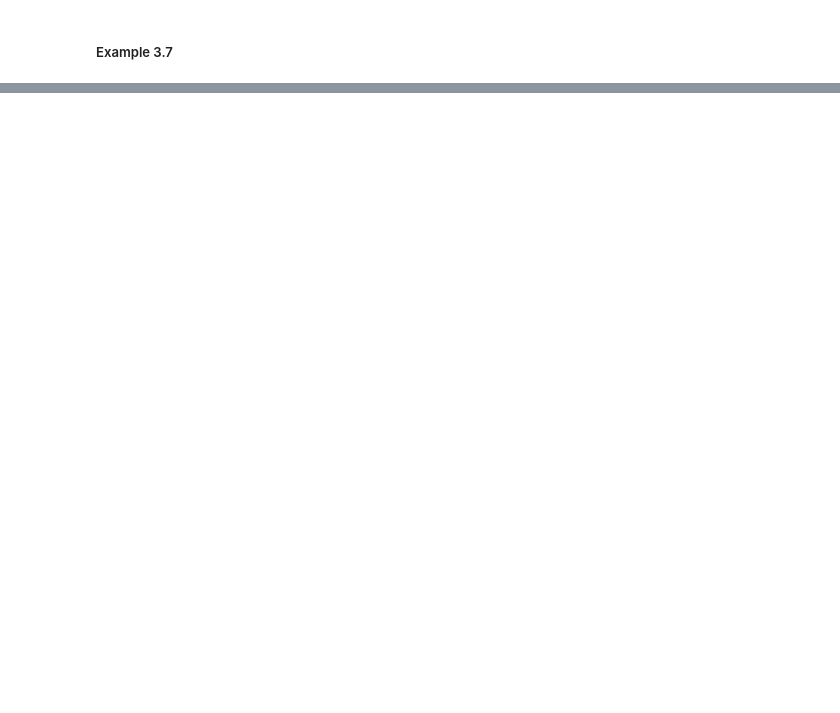
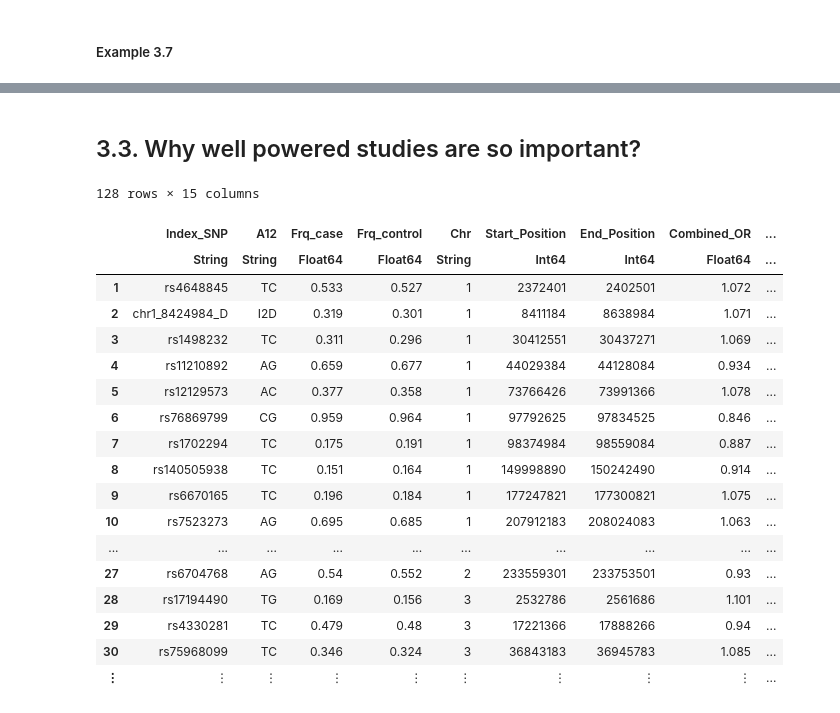
Before and after one commit to v-i-s-h/gwas-course-julia, a Jupyter notebook: julia/03.ipynb, the cells around one changed output, grey strips where cells are left out. Drawn from its saved outputs; the diff is of its cells as text; code cells hidden in the pictures; blank space fills up the shorter version.

```diff
--- a/julia/03.ipynb
+++ b/julia/03.ipynb
@@ -108,0 +140,29 @@ ccdf(NoncentralChisq(1, 2*f*(1-f)*n*ϕ*(1-ϕ)*b^2), quantile(Chisq(1), 1-5e-8))
+# %% [markdown]
+## 3.3. Why well powered studies are so important?
+# %%
+ENV["COLUMNS"]=200 # To display all columns in data
+data_url = "http://www.mv.helsinki.fi/home/mjxpirin/GWAS_course/material/sz_res.txt"
+sz_res = CSV.File(HTTP.get(data_url).body) |> DataFrame
+# Because the file has a trailing whitespace for each line, the dataframe
+# has one extra column with all missing values.
+select!(sz_res, Not(size(sz_res, 2)))
+# %% [output]
+128 rows × 15 columns
+|  | Index_SNP | A12 | Frq_case | Frq_control | Chr | Start_Position | End_Position | Combined_OR | ... |
+|  | String | String | Float64 | Float64 | String | Int64 | Int64 | Float64 | ... |
+| 1 | rs4648845 | TC | 0.533 | 0.527 | 1 | 2372401 | 2402501 | 1.072 | ... |
+| 2 | chr1_8424984_D | I2D | 0.319 | 0.301 | 1 | 8411184 | 8638984 | 1.071 | ... |
+| 3 | rs1498232 | TC | 0.311 | 0.296 | 1 | 30412551 | 30437271 | 1.069 | ... |
+| 4 | rs11210892 | AG | 0.659 | 0.677 | 1 | 44029384 | 44128084 | 0.934 | ... |
+| 5 | rs12129573 | AC | 0.377 | 0.358 | 1 | 73766426 | 73991366 | 1.078 | ... |
+| 6 | rs76869799 | CG | 0.959 | 0.964 | 1 | 97792625 | 97834525 | 0.846 | ... |
+| 7 | rs1702294 | TC | 0.175 | 0.191 | 1 | 98374984 | 98559084 | 0.887 | ... |
+| 8 | rs140505938 | TC | 0.151 | 0.164 | 1 | 149998890 | 150242490 | 0.914 | ... |
+| 9 | rs6670165 | TC | 0.196 | 0.184 | 1 | 177247821 | 177300821 | 1.075 | ... |
+| 10 | rs7523273 | AG | 0.695 | 0.685 | 1 | 207912183 | 208024083 | 1.063 | ... |
+| ... | ... | ... | ... | ... | ... | ... | ... | ... | ... |
+| 27 | rs6704768 | AG | 0.54 | 0.552 | 2 | 233559301 | 233753501 | 0.93 | ... |
+| 28 | rs17194490 | TG | 0.169 | 0.156 | 3 | 2532786 | 2561686 | 1.101 | ... |
+| 29 | rs4330281 | TC | 0.479 | 0.48 | 3 | 17221366 | 17888266 | 0.94 | ... |
+| 30 | rs75968099 | TC | 0.346 | 0.324 | 3 | 36843183 | 36945783 | 1.085 | ... |
+| ⋮ | ⋮ | ⋮ | ⋮ | ⋮ | ⋮ | ⋮ | ⋮ | ⋮ | ... |
```
Also changed, not shown: parts of 13 cells of this notebook.
